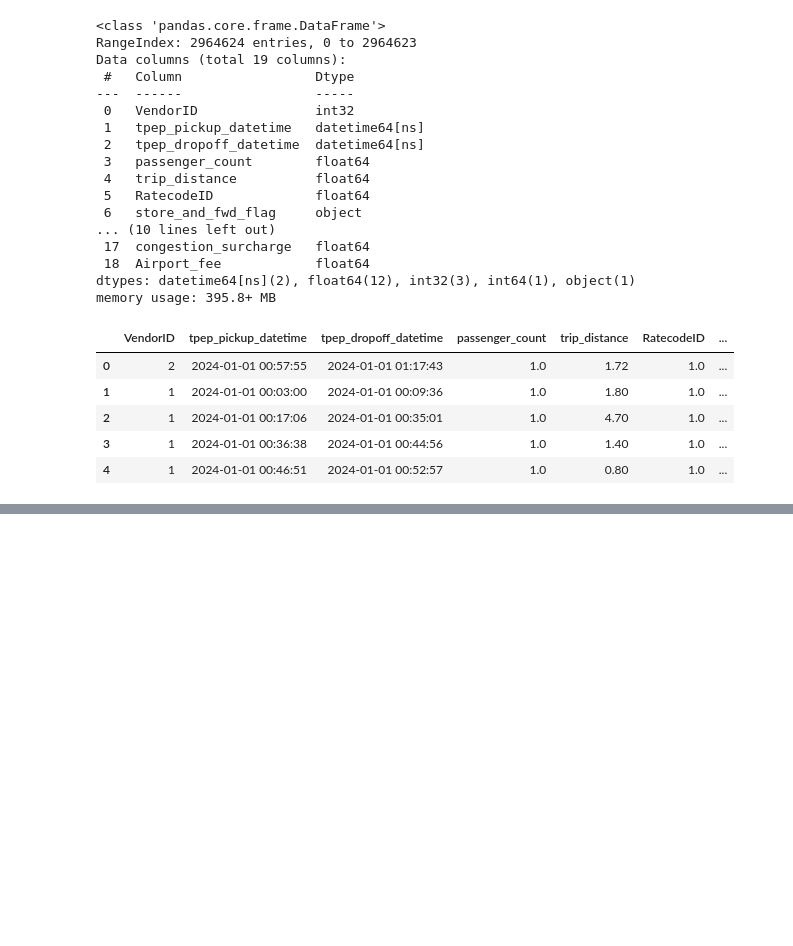
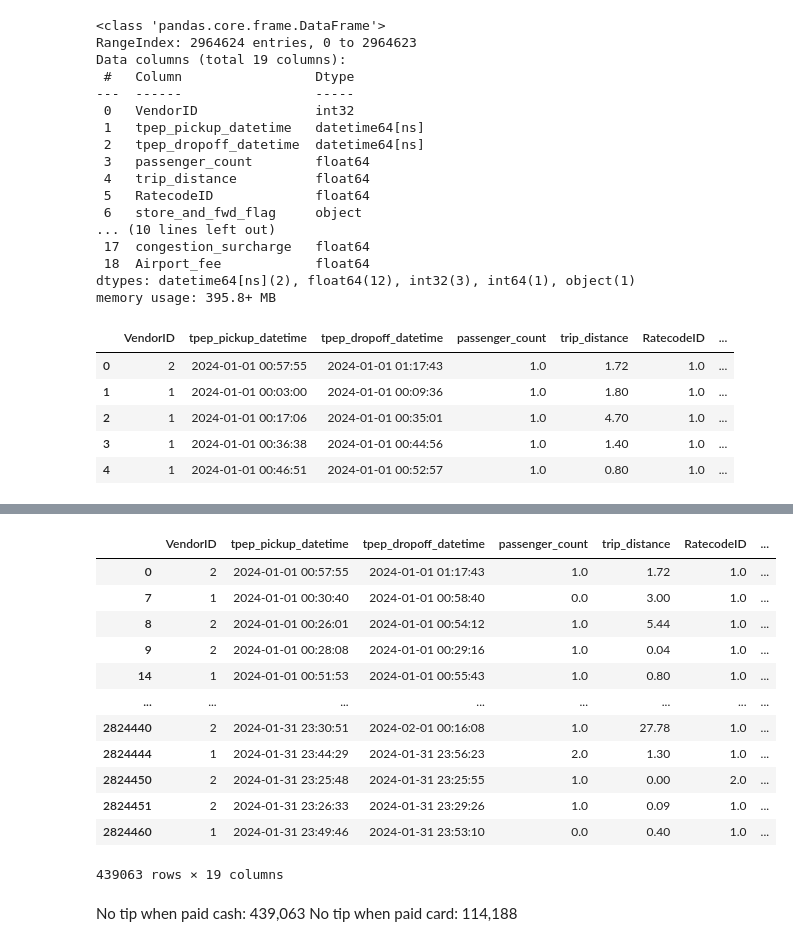
Before and after one commit to inukbaik/nyc-taxi-tipping-analysis, a Jupyter notebook: nyc_taxi_tipping_analysis.ipynb, the cells around one changed output, grey strips where cells are left out. Cells and saved outputs as stored; diff of their text form; code cells hidden in the pictures; blank space fills up the shorter version.

```diff
--- a/nyc_taxi_tipping_analysis.ipynb
+++ b/nyc_taxi_tipping_analysis.ipynb
@@ -96,0 +107,22 @@ memory usage: 395.8+ MB
+# %%
+df[
+    (df["payment_type"] == 2) &
+    (df["tip_amount"] == 0)
+]
+# %% [output]
+|  | VendorID | tpep_pickup_datetime | tpep_dropoff_datetime | passenger_count | trip_distance | RatecodeID | ... |
+| 0 | 2 | 2024-01-01 00:57:55 | 2024-01-01 01:17:43 | 1.0 | 1.72 | 1.0 | ... |
+| 7 | 1 | 2024-01-01 00:30:40 | 2024-01-01 00:58:40 | 0.0 | 3.00 | 1.0 | ... |
+| 8 | 2 | 2024-01-01 00:26:01 | 2024-01-01 00:54:12 | 1.0 | 5.44 | 1.0 | ... |
+| 9 | 2 | 2024-01-01 00:28:08 | 2024-01-01 00:29:16 | 1.0 | 0.04 | 1.0 | ... |
+| 14 | 1 | 2024-01-01 00:51:53 | 2024-01-01 00:55:43 | 1.0 | 0.80 | 1.0 | ... |
+| ... | ... | ... | ... | ... | ... | ... | ... |
+| 2824440 | 2 | 2024-01-31 23:30:51 | 2024-02-01 00:16:08 | 1.0 | 27.78 | 1.0 | ... |
+| 2824444 | 1 | 2024-01-31 23:44:29 | 2024-01-31 23:56:23 | 2.0 | 1.30 | 1.0 | ... |
+| 2824450 | 2 | 2024-01-31 23:25:48 | 2024-01-31 23:25:55 | 1.0 | 0.00 | 2.0 | ... |
+| 2824451 | 2 | 2024-01-31 23:26:33 | 2024-01-31 23:29:26 | 1.0 | 0.09 | 1.0 | ... |
+| 2824460 | 1 | 2024-01-31 23:49:46 | 2024-01-31 23:53:10 | 0.0 | 0.40 | 1.0 | ... |
+439063 rows × 19 columns
+# %% [markdown]
+No tip when paid cash: 439,063
+No tip when paid card: 114,188
```
Also changed, not shown: parts of 5 cells of this notebook.
